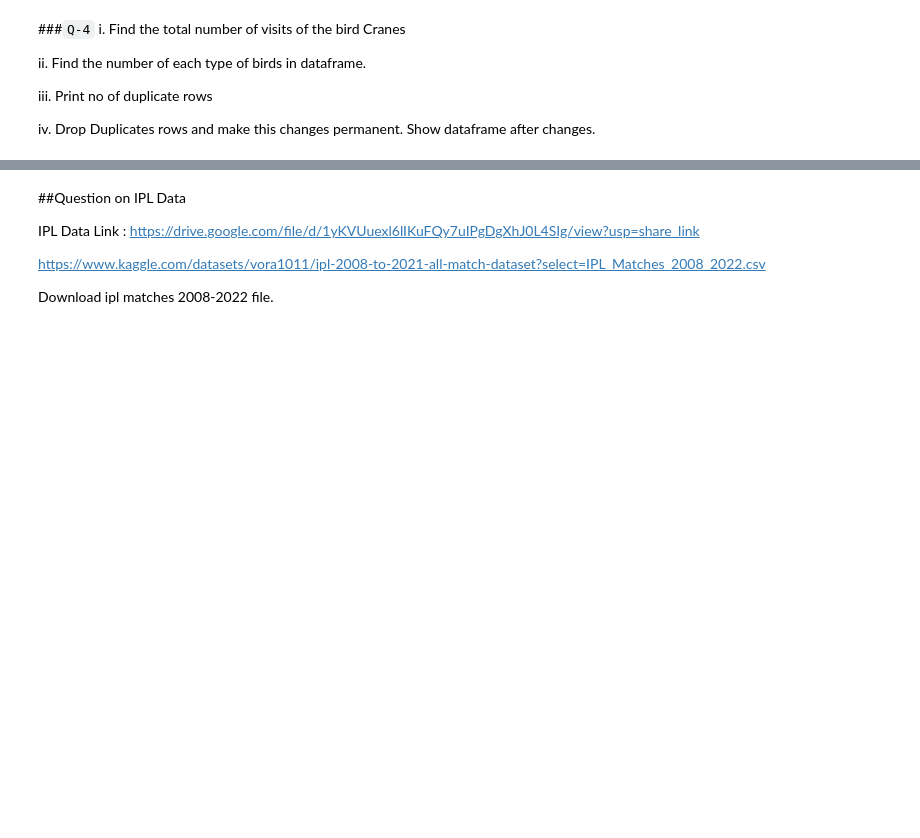
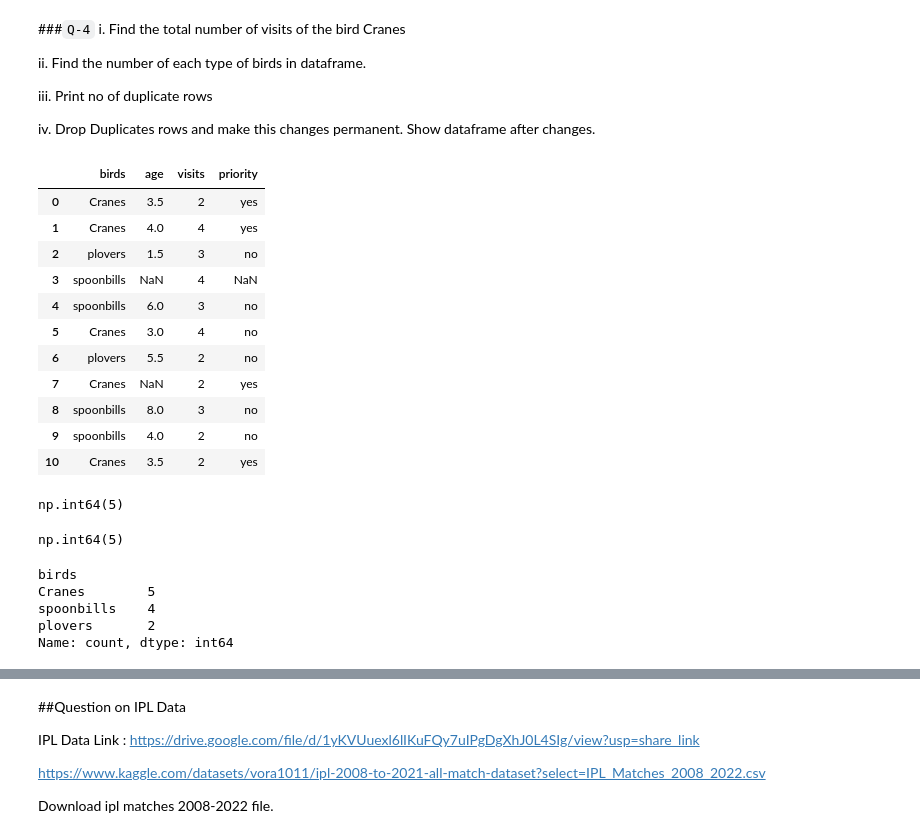
Before and after one commit to manishkumarmj/100_days_ml, a Jupyter notebook: Data visualization/pandas/session_17/session_17_tasks.ipynb, the cells around one changed output, grey strips where cells are left out. Drawn from its saved outputs; the diff is of its cells as text; code cells hidden in the pictures; blank space fills up the shorter version.

```diff
--- a/Data visualization/pandas/session_17/session_17_tasks.ipynb
+++ b/Data visualization/pandas/session_17/session_17_tasks.ipynb
@@ -79,0 +117,39 @@ iv. Drop Duplicates rows and make this changes permanent. Show dataframe after c
+# %%
+df_birds = pd.DataFrame(df_raw)
+df_birds
+# %% [output]
+|  | birds | age | visits | priority |
+| 0 | Cranes | 3.5 | 2 | yes |
+| 1 | Cranes | 4.0 | 4 | yes |
+| 2 | plovers | 1.5 | 3 | no |
+| 3 | spoonbills | NaN | 4 | NaN |
+| 4 | spoonbills | 6.0 | 3 | no |
+| 5 | Cranes | 3.0 | 4 | no |
+| 6 | plovers | 5.5 | 2 | no |
+| 7 | Cranes | NaN | 2 | yes |
+| 8 | spoonbills | 8.0 | 3 | no |
+| 9 | spoonbills | 4.0 | 2 | no |
+| 10 | Cranes | 3.5 | 2 | yes |
+# %%
+# i. Find the total number of visits of the bird Cranes
+
+
+mask = df_birds['birds'] == 'Cranes'
+mask.sum()  # Output: 5
+# %% [output]
+np.int64(5)
+# %%
+mask1 = df_birds['birds'] == 'Cranes'
+mask1.value_counts()
+mask1.sum()
+# %% [output]
+np.int64(5)
+# %%
+# Find the number of each type of birds in dataframe.
+df_birds['birds'].value_counts()
+# %% [output]
+birds
+Cranes        5
+spoonbills    4
+plovers       2
+Name: count, dtype: int64
```
Also changed, not shown: parts of 21 cells of this notebook, 13 other files.
